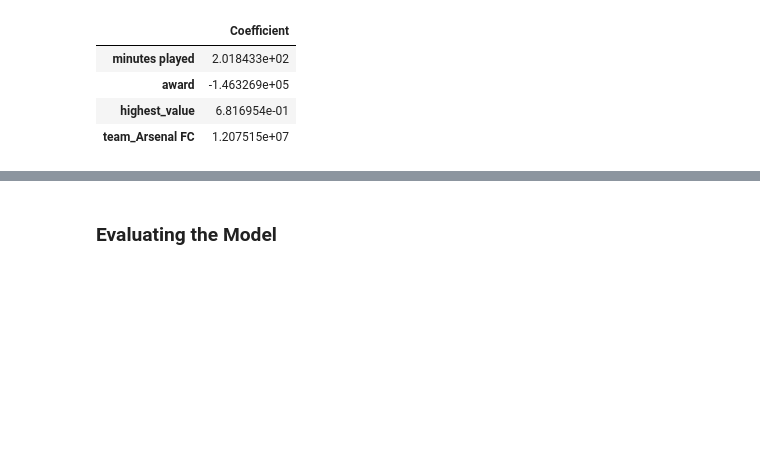
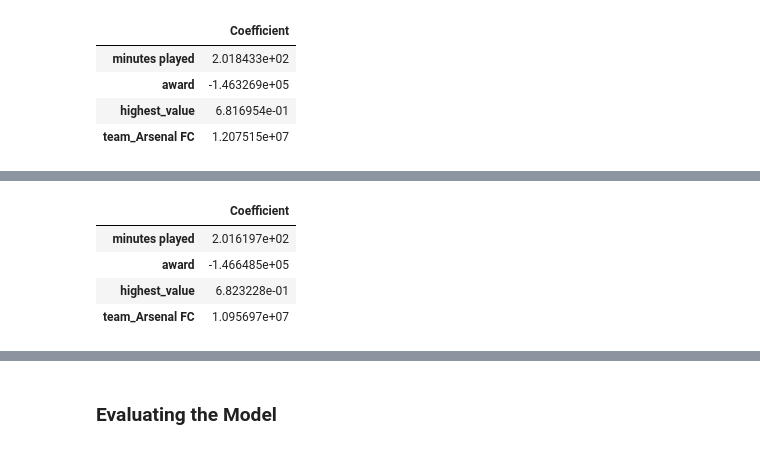
Before and after one commit to Tuwaiq-DS-ML-bootcamp-V-8/Usecase-7, a Jupyter notebook: EDA explain template.ipynb, the cells around one changed output, grey strips where cells are left out. Cells and saved outputs as stored; diff of their text form; code cells hidden in the pictures; blank space fills up the shorter version.

```diff
--- a/EDA explain template.ipynb
+++ b/EDA explain template.ipynb
@@ -516,9 +520,24 @@ param_grid = {
     'fit_intercept': [True, False],
 }
+# %%
+param_grid = {
+    'alpha': [0, 0.0000003, 0.0002, 0.001, 0.01, 0.5, 1, 5]  # Regularization strength
+}
+grid_search_ridge = GridSearchCV(estimator=ridge_model,
+                           param_grid=param_grid,
+                           cv=10,
+                           scoring='neg_mean_squared_error',
+                           verbose=1)
+
+grid_search_lasso = GridSearchCV(estimator=lasso_model,
+                           param_grid=param_grid,
+                           cv=10,
+                           scoring='neg_mean_squared_error',
+                           verbose=1)
 # %%
 # Initialize a GridSearchCV object
 grid_search = GridSearchCV(estimator=model,
-                           param_grid=param_grid,
+                           param_grid=param_grid2,
                            cv=5,
                            scoring='neg_mean_squared_error')
 # %% [markdown]
@@ -539,3 +558,20 @@ best_model = grid_search.best_estimator_
 print("Best Parameters:", best_params)
 # %% [output]
 Best Parameters: {'fit_intercept': True}
+# %%
+# Fit GridSearchCV on the training data
+grid_search_ridge.fit(X_train, y_train)
+grid_search_lasso.fit(X_train, y_train)
+
+# Get the best parameters and best model
+
+# Ridge
+best_params_ridge = grid_search_ridge.best_params_
+best_model_ridge = grid_search_ridge.best_estimator_
+
+# Lasso
+best_params_lasso = grid_search_lasso.best_params_
+best_model_lasso = grid_search_lasso.best_estimator_
+
+print("Best Parameters for ridge model:", best_params_ridge)
+print("Best Parameters for lasso model:", best_params_lasso)
@@ -573,0 +612,4 @@ coeff_df
+# %%
+coeff_df = pd.DataFrame(model.coef_,X.columns,columns=['Coefficient']) # Linear model cofficients
+coeff_df_ridge = pd.DataFrame(best_model_ridge.coef_,X.columns,columns=['Coefficient']) # Ridge model cofficients
+coeff_df_lasso = pd.DataFrame(best_model_lasso.coef_,X.columns,columns=['Coefficient']) # Lasso model cofficients
@@ -573,0 +624,8 @@ coeff_df
+# %%
+coeff_df_ridge
+# %% [output]
+|  | Coefficient |
+| minutes played | 2.016197e+02 |
+| award | -1.466485e+05 |
+| highest_value | 6.823228e-01 |
+| team_Arsenal FC | 1.095697e+07 |
```
Also changed, not shown: parts of 20 cells of this notebook.
